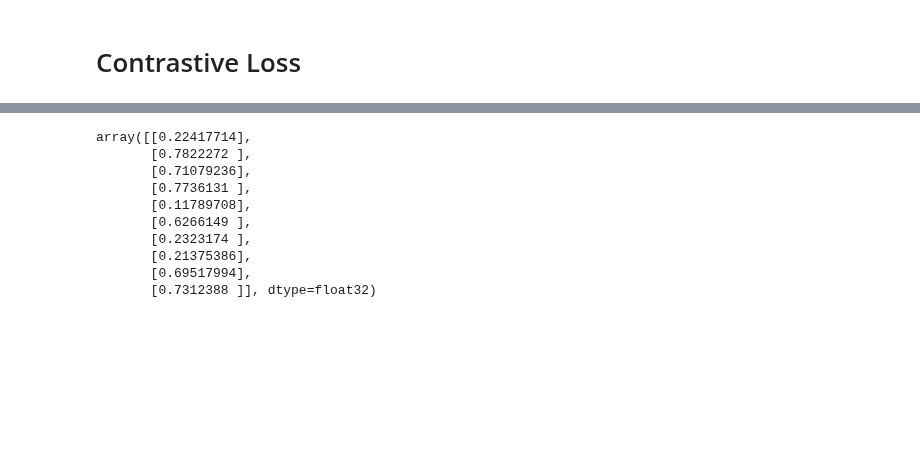
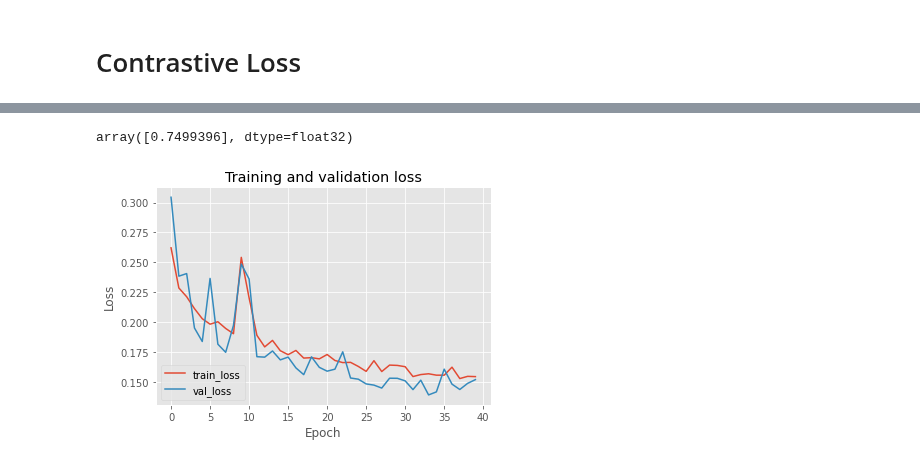
Before and after one commit to schauppi/HTSR_Handwritten_Text_Similarity_Recognition, a Jupyter notebook: half_deep_writer.ipynb, the cells around one changed output, grey strips where cells are left out. Saved outputs shown, nothing was run; the diff lists cells and outputs as text; code cells hidden in the pictures; blank space fills up the shorter version.

```diff
--- a/half_deep_writer.ipynb
+++ b/half_deep_writer.ipynb
@@ -955,15 +1036,12 @@ plot_triplet_training(history_siamese_224_224_3_128_cl)
+# %%
+preds[6]
+# %% [output]
+array([0.7499396], dtype=float32)
+# %%
+history_siamese_224_224_3_128_cl, siamese_224_224_3_128_cl = create_siamese_model_contrastive_loss(224,224, 128, train_dataset, val_dataset, 20)
+# %%
+plot_triplet_training(history_siamese_224_224_3_128_cl)
+# %% [output]
+[figure, added]
 # %%
 preds = siamese_224_224_3_128_cl.predict(val_dataset)
-# %%
-preds[:10]
-# %% [output]
-array([[0.22417714],
-       [0.7822272 ],
-       [0.71079236],
-       [0.7736131 ],
-       [0.11789708],
-       [0.6266149 ],
-       [0.2323174 ],
-       [0.21375386],
-       [0.69517994],
-       [0.7312388 ]], dtype=float32)
```
Also changed, not shown: parts of 33 cells of this notebook.
